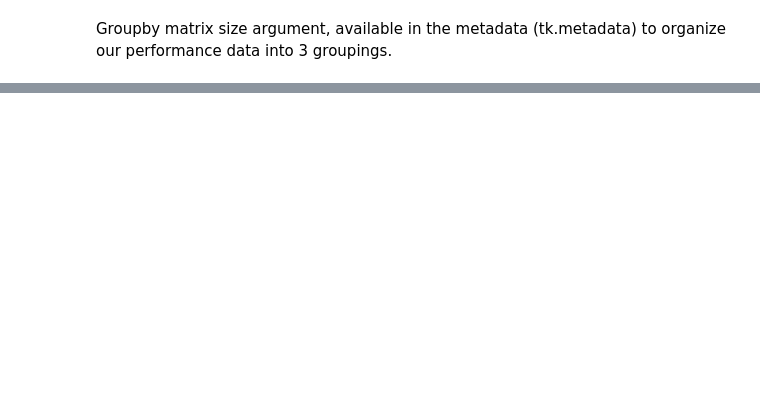
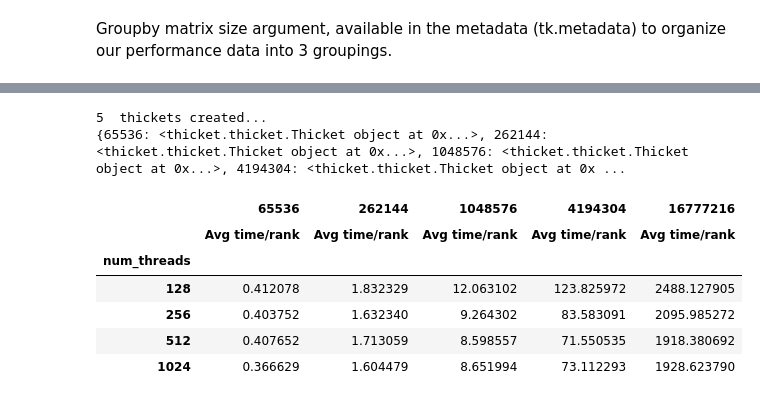
Before and after one commit to EricHaddad/435-Project, a Jupyter notebook: OddEvenSort Cuda Implementation/cuda_notebook.ipynb, the cells around one changed output, grey strips where cells are left out. Cells and saved outputs as stored; diff of their text form; code cells hidden in the pictures; blank space fills up the shorter version.

```diff
--- a/OddEvenSort Cuda Implementation/cuda_notebook.ipynb
+++ b/OddEvenSort Cuda Implementation/cuda_notebook.ipynb
@@ -154,2 +95,37 @@ ctk.dataframe
+# %%
+tk_reverse = th.Thicket.from_caliperreader(glob("*reverse.cali"))
+tk_reverse.statsframe.dataframe["time"] = 1
+gb_reverse = tk_reverse.groupby("InputSize")
+ctk_reverse = th.Thicket.concat_thickets(
+    thickets=list(gb_reverse.values()),
+    headers=list(gb_reverse.keys()),
+    axis="columns",
+    metadata_key="num_threads"
+)
+# Drop unwanted columns
+ctk_reverse.dataframe = ctk_reverse.dataframe.reset_index().drop([("node", ""), (65536, "nid"), (262144, "nid"), (1048576, "nid"), (4194304, "nid"), (16777216, "nid")], axis=1)
+ctk_reverse.dataframe = ctk_reverse.dataframe.drop([(65536, "Min time/rank"), (262144, "Min time/rank"), (1048576, "Min time/rank"), (4194304, "Min time/rank"), (16777216, "Min time/rank")], axis=1)
+ctk_reverse.dataframe = ctk_reverse.dataframe.drop([(65536, "Max time/rank"), (262144, "Max time/rank"), (1048576, "Max time/rank"), (4194304, "Max time/rank"), (16777216, "Max time/rank")], axis=1)
+ctk_reverse.dataframe = ctk_reverse.dataframe.drop([(65536, "Total time"), (262144, "Total time"), (1048576, "Total time"), (4194304, "Total time"), (16777216, "Total time")], axis=1)
+ctk_reverse.dataframe = ctk_reverse.dataframe.drop([(65536, "Min GPU time/rank"), (262144, "Min GPU time/rank"), (1048576, "Min GPU time/rank"), (4194304, "Min GPU time/rank"), (16777216, "Min GPU time/rank")], axis=1)
+ctk_reverse.dataframe = ctk_reverse.dataframe.drop([(65536, "Max GPU time/rank"), (262144, "Max GPU time/rank"), (1048576, "Max GPU time/rank"), (4194304, "Max GPU time/rank"), (16777216, "Max GPU time/rank")], axis=1)
+ctk_reverse.dataframe = ctk_reverse.dataframe.drop([(65536, "Avg GPU time/rank"), (262144, "Avg GPU time/rank"), (1048576, "Avg GPU time/rank"), (4194304, "Avg GPU time/rank"), (16777216, "Avg GPU time/rank")], axis=1)
+
+ctk_reverse.dataframe = ctk_reverse.dataframe.drop([(65536, "Total GPU time"), (262144, "Total GPU time"), (1048576, "Total GPU time"), (4194304, "Total GPU time"), (16777216, "Total GPU time")], axis=1)
+ctk_reverse.dataframe = ctk_reverse.dataframe.drop([(65536, "spot.channel"), (262144, "spot.channel"), (1048576, "spot.channel"), (4194304, "spot.channel"), (16777216, "spot.channel")], axis=1)# Rename index to remove tuple
+ctk_reverse.dataframe = ctk_reverse.dataframe.rename({("name", ""): "name", ("num_threads", ""): "num_threads"}).set_index(["name", "num_threads"])
+# %% [output]
+5  thickets created...
+{65536: <thicket.thicket.Thicket object at 0x...>, 262144: <thicket.thicket.Thicket object at 0x...>, 1048576: <thicket.thicket.Thicket object at 0x...>, 4194304: <thicket.thicket.Thicket object at 0x ...
+# %%
+ctk_reverse.dataframe.loc["comp"]
+# %% [output]
+|  | 65536 | 262144 | 1048576 | 4194304 | 16777216 |
+|  | Avg time/rank | Avg time/rank | Avg time/rank | Avg time/rank | Avg time/rank |
+| num_threads |  |  |  |  |  |
+| 128 | 0.412078 | 1.832329 | 12.063102 | 123.825972 | 2488.127905 |
+| 256 | 0.403752 | 1.632340 | 9.264302 | 83.583091 | 2095.985272 |
+| 512 | 0.407652 | 1.713059 | 8.598557 | 71.550535 | 1918.380692 |
+| 1024 | 0.366629 | 1.604479 | 8.651994 | 73.112293 | 1928.623790 |
 # %%
 # Define common variables
```
Also changed, not shown: parts of 32 cells of this notebook.
